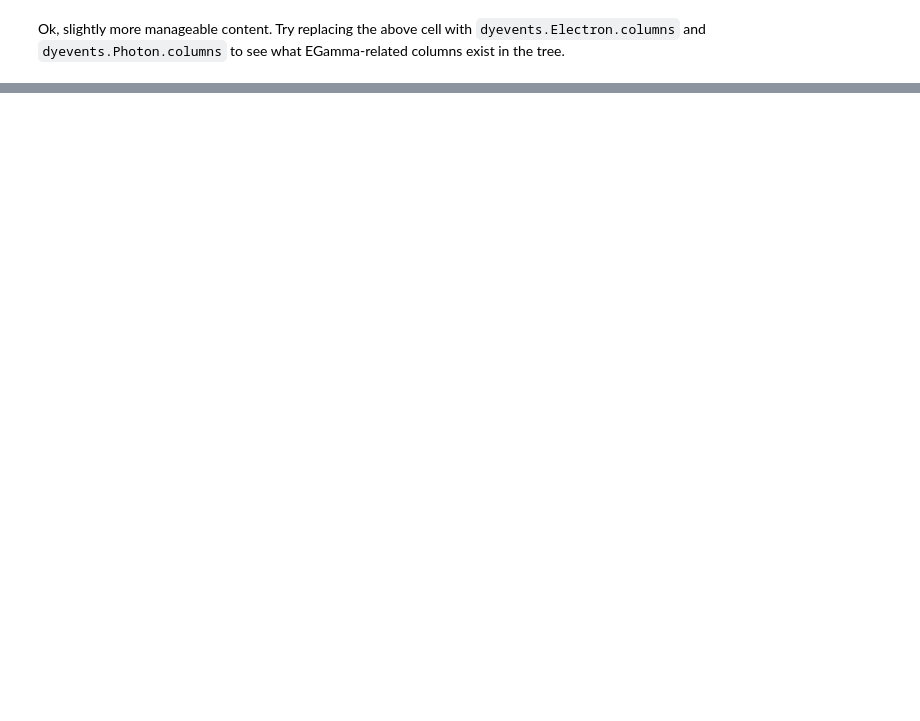
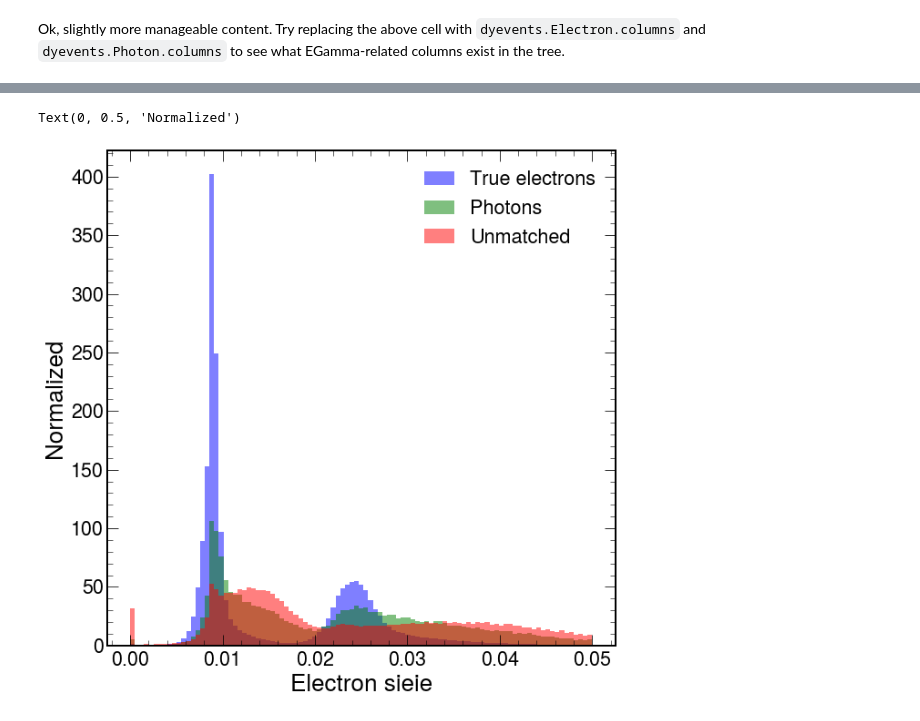
Before and after one commit to FNALLPC/egamma-hats, a Jupyter notebook: exercise.ipynb, the cells around one changed output, grey strips where cells are left out. Drawn from its saved outputs; the diff is of its cells as text; code cells hidden in the pictures; blank space fills up the shorter version.

```diff
--- a/exercise.ipynb
+++ b/exercise.ipynb
@@ -137,0 +147,5 @@ Ok, slightly more manageable content. Try replacing the above cell with `dyevent
+# %%
+matchid = dyevents.Electron.matched_gen.pdgId.fillna(0)
+true_electrons = dyevents.Electron[abs(matchid) == 11]
+photon_fakes = dyevents.Electron[matchid == 22]
+unmatched = dyevents.Electron[matchid == 0]
@@ -138 +191,22 @@ Ok, slightly more manageable content. Try replacing the above cell with `dyevent
+# %%
+%matplotlib inline
+import matplotlib.pyplot as plt
+import mplhep
+plt.style.use(mplhep.style.ROOT)
+
+fig, ax = plt.subplots()
+ax.set_xlabel('Electron sieie')
+common_opts = {
+    'alpha': 0.5,
+    'bins': np.linspace(0, 0.05, 100),
+    'density': True,
+}
+ax.hist(true_electrons.sieie.flatten(), color='blue', label='True electrons', **common_opts)
+ax.hist(photon_fakes.sieie.flatten(), color='green', label='Photons', **common_opts)
+ax.hist(unmatched.sieie.flatten(), color='red', label='Unmatched', **common_opts)
+ax.legend()
+ax.set_ylabel('Normalized' if common_opts['density'] else 'Events')
+# %% [output]
+Text(0, 0.5, 'Normalized')
+[figure, added]
 # %% [markdown]
```
Also changed, not shown: parts of 12 cells of this notebook.
